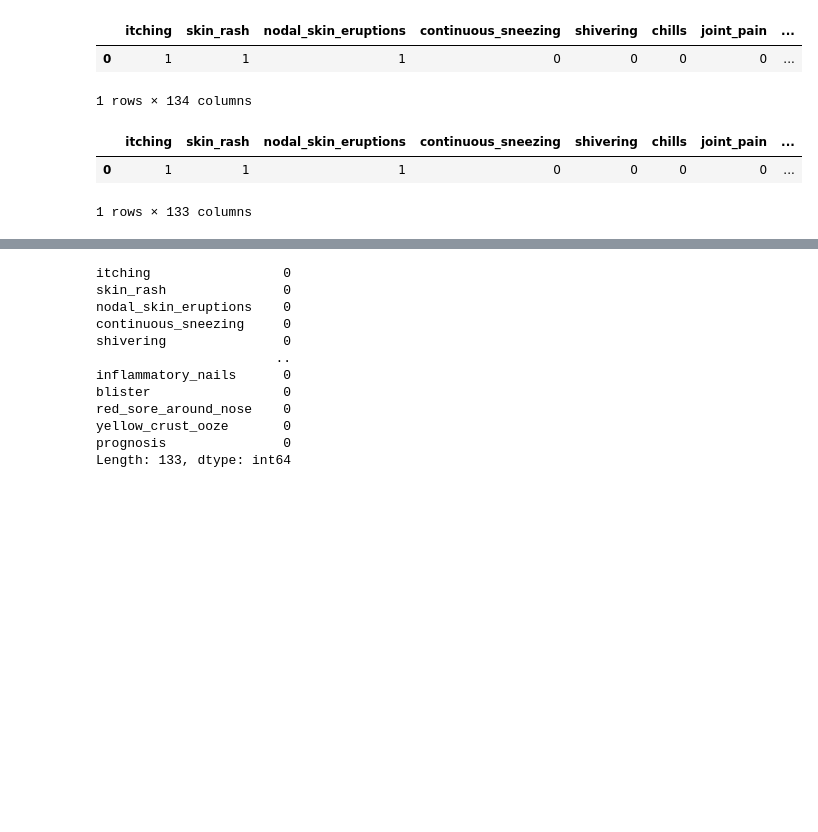
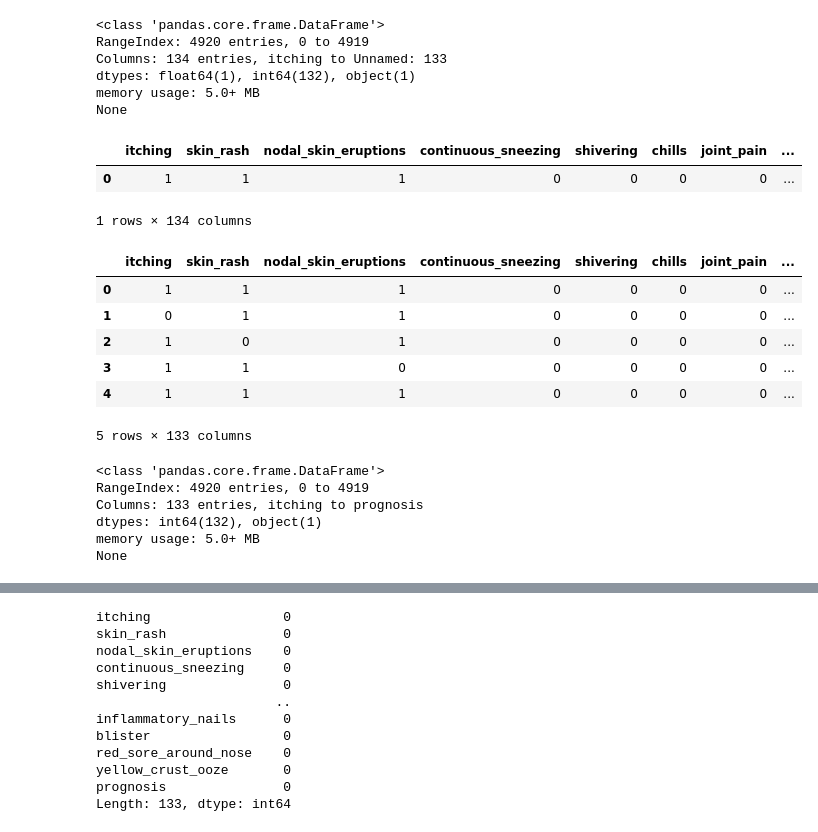
Before and after one commit to sama207/Disease-prediction-, a Jupyter notebook: symptoms_samples2.ipynb, the cells around one changed output, grey strips where cells are left out. Saved outputs shown, nothing was run; the diff lists cells and outputs as text; code cells hidden in the pictures; blank space fills up the shorter version.

```diff
--- a/symptoms_samples2.ipynb
+++ b/symptoms_samples2.ipynb
@@ -22,6 +23,15 @@ from sklearn.tree import DecisionTreeClassifier
 # Reading the train.csv by removing the
 # last column since it's an empty column
 training_data = pd.read_csv("backend/data/symptoms_Data_Training.csv")
+# %%
+print(training_data.info())
+# %% [output]
+<class 'pandas.core.frame.DataFrame'>
+RangeIndex: 4920 entries, 0 to 4919
+Columns: 134 entries, itching to Unnamed: 133
+dtypes: float64(1), int64(132), object(1)
+memory usage: 5.0+ MB
+None
 # %%
 training_data.head(1)
 # %% [output]
@@ -30,11 +40,24 @@ training_data.head(1)
 1 rows × 134 columns
 # %%
 training_data.drop(training_data.columns[-1], axis=1,inplace=True)
-training_data.head(1)
+training_data.head()
 # %% [output]
 |  | itching | skin_rash | nodal_skin_eruptions | continuous_sneezing | shivering | chills | joint_pain | ... |
 | 0 | 1 | 1 | 1 | 0 | 0 | 0 | 0 | ... |
+| 1 | 0 | 1 | 1 | 0 | 0 | 0 | 0 | ... |
+| 2 | 1 | 0 | 1 | 0 | 0 | 0 | 0 | ... |
+| 3 | 1 | 1 | 0 | 0 | 0 | 0 | 0 | ... |
+| 4 | 1 | 1 | 1 | 0 | 0 | 0 | 0 | ... |
-1 rows × 133 columns
+5 rows × 133 columns
+# %%
+print(training_data.info())
+# %% [output]
+<class 'pandas.core.frame.DataFrame'>
+RangeIndex: 4920 entries, 0 to 4919
+Columns: 133 entries, itching to prognosis
+dtypes: int64(132), object(1)
+memory usage: 5.0+ MB
+None
 # %%
 def data_processing(data):
     # List of target labels
```
Also changed, not shown: parts of 25 cells of this notebook, 2 other files.
